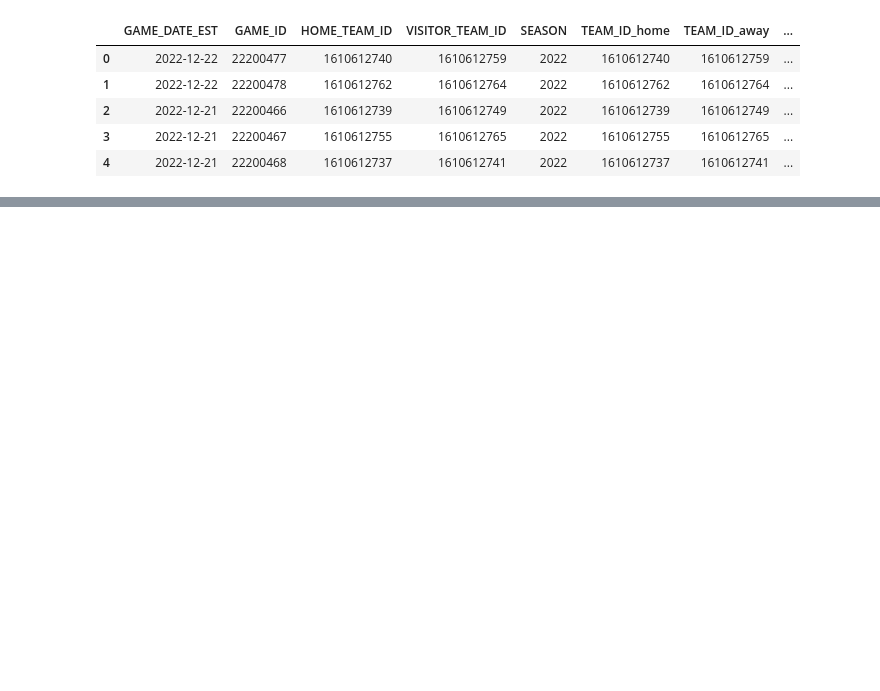
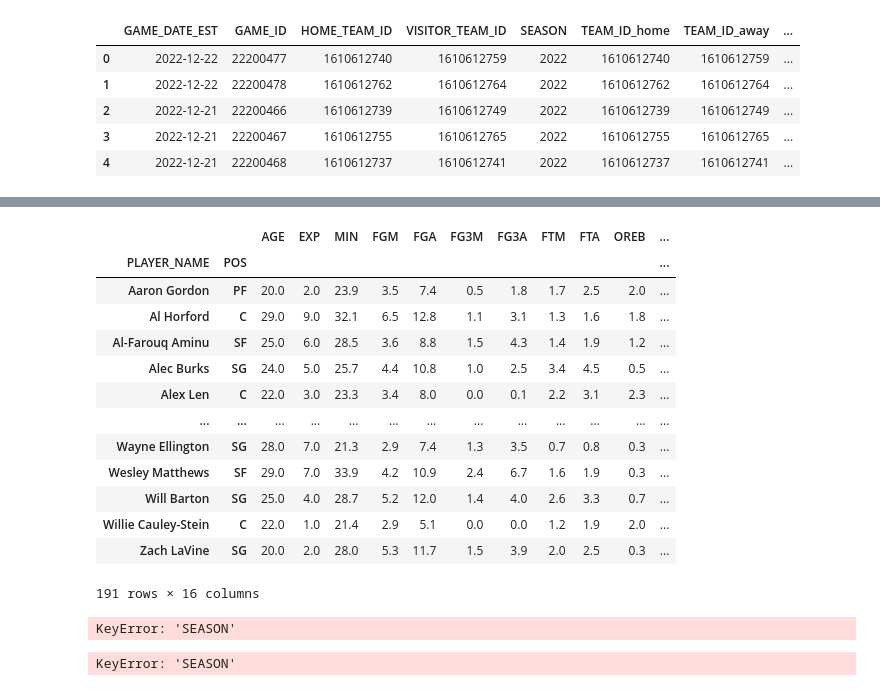
Before and after one commit to Maqerfoo/NBA_predictor, a Jupyter notebook: dataprep.ipynb, the cells around one changed output, grey strips where cells are left out. Saved outputs shown, nothing was run; the diff lists cells and outputs as text; code cells hidden in the pictures; blank space fills up the shorter version.

```diff
--- a/dataprep.ipynb
+++ b/dataprep.ipynb
@@ -88,0 +110,4 @@ dfranking.to_csv("dfranking.csv")
+# %%
+#Remove some columns
+dfplayerpergame = dfplayerpergame.drop(["lg","tm","g","gs","seas_id","player_id","fg_percent","x3p_percent","x2p_per_game","x2pa_per_game","x2p_percent","e_fg_percent","ft_percent","trb_per_game","pts_per_game","birth_year"],axis=1)
+dfplayerpergame.head()
@@ -88,0 +121,6 @@ dfranking.to_csv("dfranking.csv")
+# %%
+dfplayerpergame = dfplayerpergame.rename(columns={"season":"SEASON", "player":"PLAYER_NAME", "pos":"POS", "age":"AGE",
+                                "experience":"EXP", "mp_per_game":"MIN", "fg_per_game":"FGM", "fga_per_game":"FGA",
+                                "x3p_per_game":"FG3M", "x3pa_per_game":"FG3A", "ft_per_game":"FTM", "fta_per_game":"FTA",
+                                "orb_per_game":"OREB", "drb_per_game":"DREB", "ast_per_game":"AST", "stl_per_game":"STL",
+                                "blk_per_game":"BLK", "tov_per_game":"TO", "pf_per_game": "PF"})
@@ -88,0 +140,2 @@ dfranking.to_csv("dfranking.csv")
+# %%
+dfplayerpergame = dfplayerpergame[dfplayerpergame["PLAYER_NAME"].isin(dfgamebox["PLAYER_NAME"].unique())]
@@ -88,0 +169,23 @@ dfranking.to_csv("dfranking.csv")
+# %%
+dfplayerpergame = dfplayerpergame.groupby(["SEASON","PLAYER_NAME","POS"]).mean()
+# %%
+dfplayerpergame.loc[2016]
+# %% [output]
+|  |  | AGE | EXP | MIN | FGM | FGA | FG3M | FG3A | FTM | FTA | OREB | ... |
+| PLAYER_NAME | POS |  |  |  |  |  |  |  |  |  |  | ... |
+| Aaron Gordon | PF | 20.0 | 2.0 | 23.9 | 3.5 | 7.4 | 0.5 | 1.8 | 1.7 | 2.5 | 2.0 | ... |
+| Al Horford | C | 29.0 | 9.0 | 32.1 | 6.5 | 12.8 | 1.1 | 3.1 | 1.3 | 1.6 | 1.8 | ... |
+| Al-Farouq Aminu | SF | 25.0 | 6.0 | 28.5 | 3.6 | 8.8 | 1.5 | 4.3 | 1.4 | 1.9 | 1.2 | ... |
+| Alec Burks | SG | 24.0 | 5.0 | 25.7 | 4.4 | 10.8 | 1.0 | 2.5 | 3.4 | 4.5 | 0.5 | ... |
+| Alex Len | C | 22.0 | 3.0 | 23.3 | 3.4 | 8.0 | 0.0 | 0.1 | 2.2 | 3.1 | 2.3 | ... |
+| ... | ... | ... | ... | ... | ... | ... | ... | ... | ... | ... | ... | ... |
+| Wayne Ellington | SG | 28.0 | 7.0 | 21.3 | 2.9 | 7.4 | 1.3 | 3.5 | 0.7 | 0.8 | 0.3 | ... |
+| Wesley Matthews | SF | 29.0 | 7.0 | 33.9 | 4.2 | 10.9 | 2.4 | 6.7 | 1.6 | 1.9 | 0.3 | ... |
+| Will Barton | SG | 25.0 | 4.0 | 28.7 | 5.2 | 12.0 | 1.4 | 4.0 | 2.6 | 3.3 | 0.7 | ... |
+| Willie Cauley-Stein | C | 22.0 | 1.0 | 21.4 | 2.9 | 5.1 | 0.0 | 0.0 | 1.2 | 1.9 | 2.0 | ... |
+| Zach LaVine | SG | 20.0 | 2.0 | 28.0 | 5.3 | 11.7 | 1.5 | 3.9 | 2.0 | 2.5 | 0.3 | ... |
+191 rows × 16 columns
+# %%
+dfplayerpergame[dfplayerpergame["SEASON"] == 2022]
+# %% [output]
+KeyError: 'SEASON'
@@ -88,0 +197,4 @@ dfranking.to_csv("dfranking.csv")
+# %%
+dfplayerpergame["SEASON"]
+# %% [output]
+KeyError: 'SEASON'
```
Also changed, not shown: parts of 22 cells of this notebook, 3 other files.
